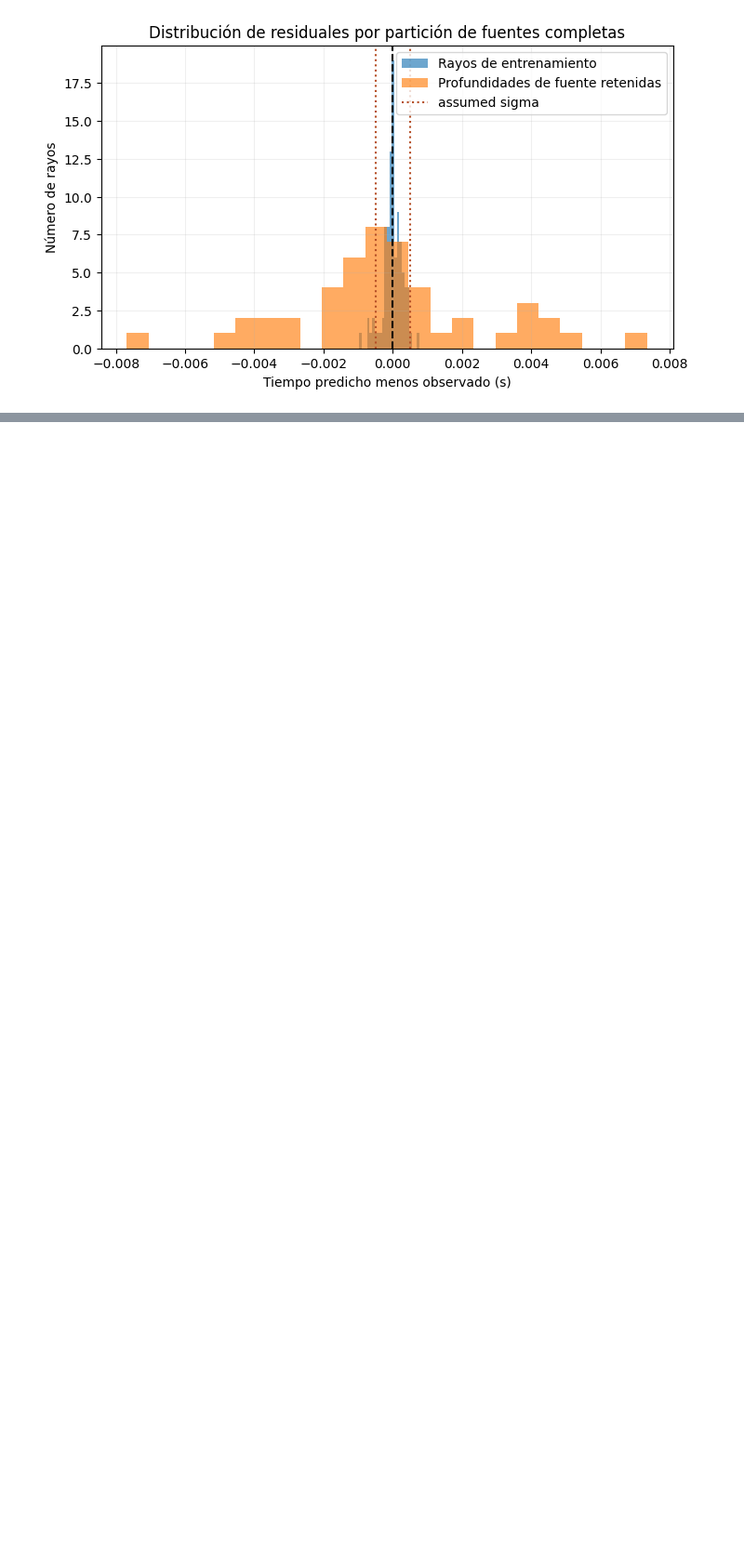
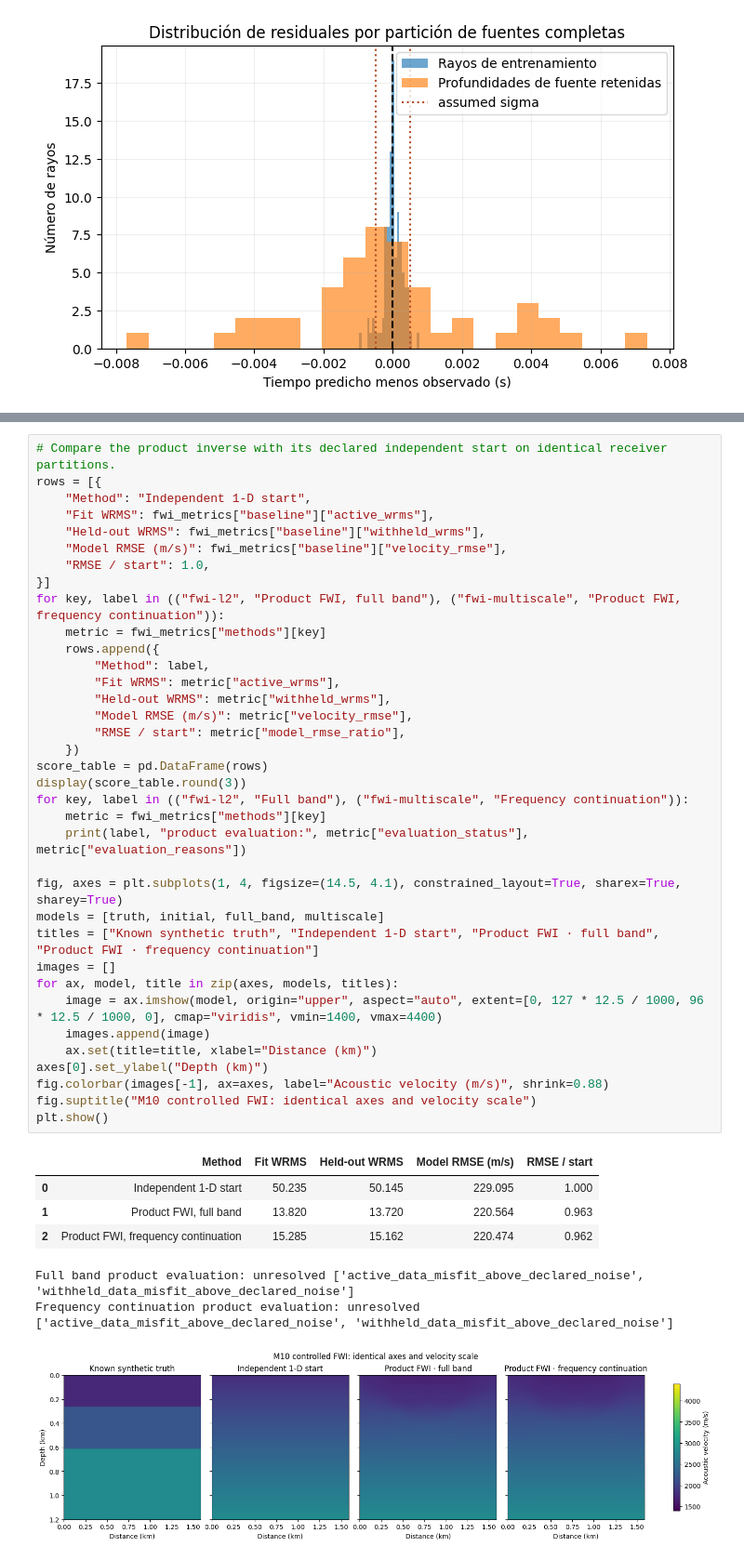
Before and after one commit to fsantibanezleal/CAOS_Geophysics, a Jupyter notebook: notebooks/es/06-seismology/02-traveltime-fwi.ipynb, the cells around one changed output, grey strips where cells are left out. Shown at 93% size. Saved outputs shown, nothing was run; the diff lists cells and outputs as text; blank space fills up the shorter version.

Commit message:
Add controlled product FWI experiment to course notebooks

```diff
--- a/notebooks/es/06-seismology/02-traveltime-fwi.ipynb
+++ b/notebooks/es/06-seismology/02-traveltime-fwi.ipynb
@@ -509,0 +630,44 @@ plt.show()
+# %%
+# Compare the product inverse with its declared independent start on identical receiver partitions.
+rows = [{
+    "Method": "Independent 1-D start",
+    "Fit WRMS": fwi_metrics["baseline"]["active_wrms"],
+    "Held-out WRMS": fwi_metrics["baseline"]["withheld_wrms"],
+    "Model RMSE (m/s)": fwi_metrics["baseline"]["velocity_rmse"],
+    "RMSE / start": 1.0,
+}]
+for key, label in (("fwi-l2", "Product FWI, full band"), ("fwi-multiscale", "Product FWI, frequency continuation")):
+    metric = fwi_metrics["methods"][key]
+    rows.append({
+        "Method": label,
+        "Fit WRMS": metric["active_wrms"],
+        "Held-out WRMS": metric["withheld_wrms"],
+        "Model RMSE (m/s)": metric["velocity_rmse"],
+        "RMSE / start": metric["model_rmse_ratio"],
+    })
+score_table = pd.DataFrame(rows)
+display(score_table.round(3))
+for key, label in (("fwi-l2", "Full band"), ("fwi-multiscale", "Frequency continuation")):
+    metric = fwi_metrics["methods"][key]
+    print(label, "product evaluation:", metric["evaluation_status"], metric["evaluation_reasons"])
+
+fig, axes = plt.subplots(1, 4, figsize=(14.5, 4.1), constrained_layout=True, sharex=True, sharey=True)
+models = [truth, initial, full_band, multiscale]
+titles = ["Known synthetic truth", "Independent 1-D start", "Product FWI · full band", "Product FWI · frequency continuation"]
+images = []
+for ax, model, title in zip(axes, models, titles):
+    image = ax.imshow(model, origin="upper", aspect="auto", extent=[0, 127 * 12.5 / 1000, 96 * 12.5 / 1000, 0], cmap="viridis", vmin=1400, vmax=4400)
+    images.append(image)
+    ax.set(title=title, xlabel="Distance (km)")
+axes[0].set_ylabel("Depth (km)")
+fig.colorbar(images[-1], ax=axes, label="Acoustic velocity (m/s)", shrink=0.88)
+fig.suptitle("M10 controlled FWI: identical axes and velocity scale")
+plt.show()
+# %% [output]
+|  | Method | Fit WRMS | Held-out WRMS | Model RMSE (m/s) | RMSE / start |
+| 0 | Independent 1-D start | 50.235 | 50.145 | 229.095 | 1.000 |
+| 1 | Product FWI, full band | 13.820 | 13.720 | 220.564 | 0.963 |
+| 2 | Product FWI, frequency continuation | 15.285 | 15.162 | 220.474 | 0.962 |
+Full band product evaluation: unresolved ['active_data_misfit_above_declared_noise', 'withheld_data_misfit_above_declared_noise']
+Frequency continuation product evaluation: unresolved ['active_data_misfit_above_declared_noise', 'withheld_data_misfit_above_declared_noise']
+[figure, added]
```
Also changed, not shown: parts of 5 cells of this notebook, 5 other files.
